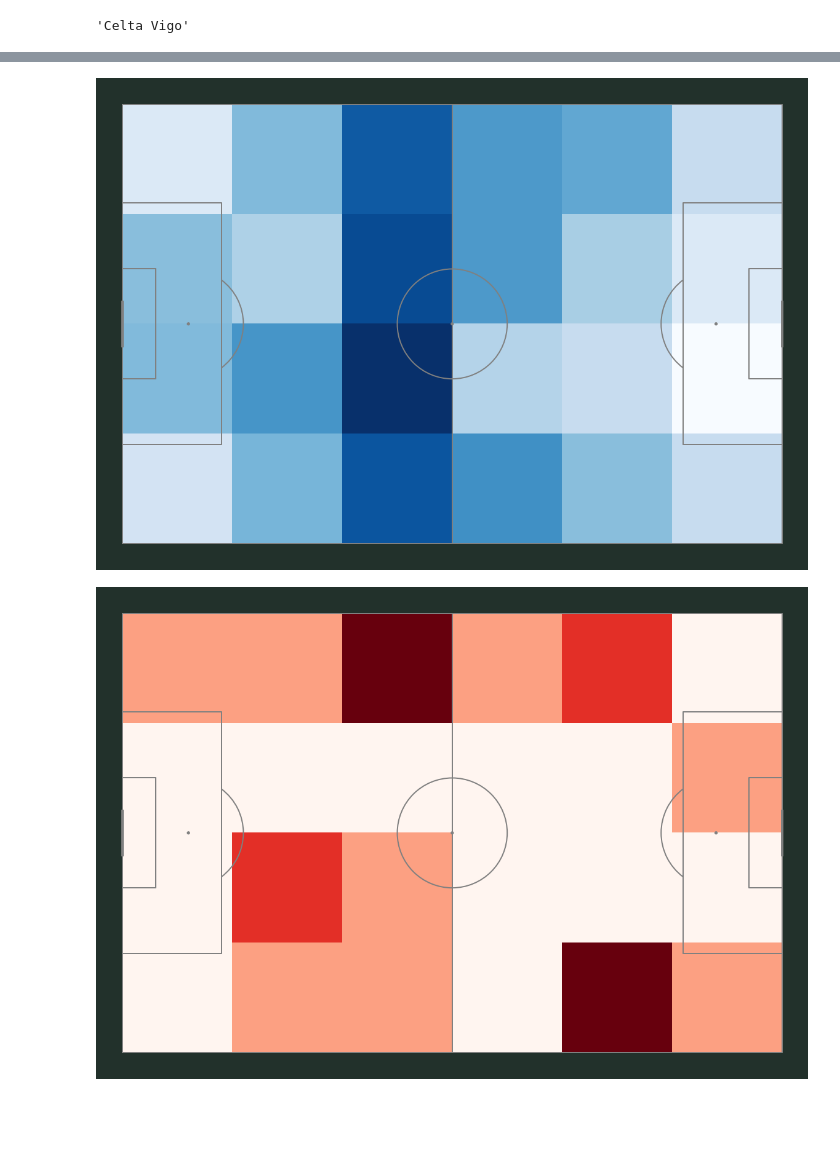
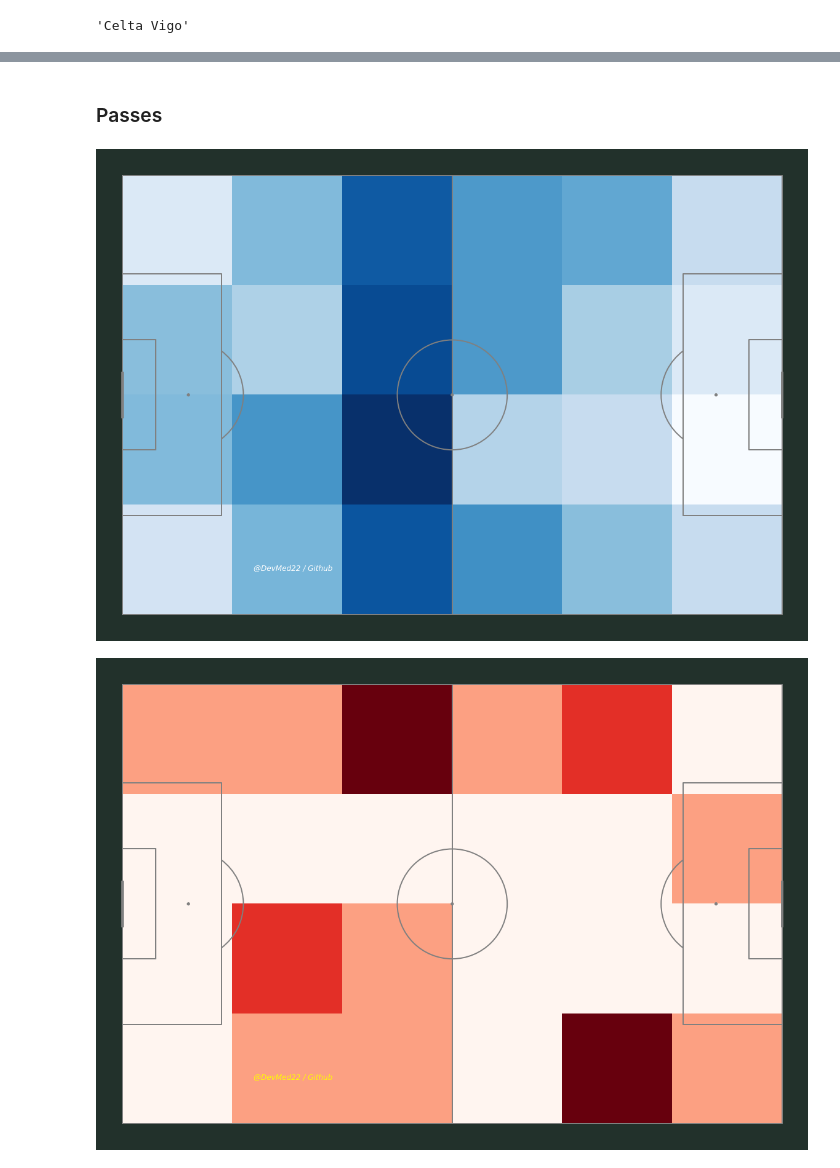
Before and after one commit to DevMed22/slam-dunk-2, a Jupyter notebook: soccer-analysis/statsbomb.ipynb, the cells around one changed output, grey strips where cells are left out. Cells and saved outputs as stored; diff of their text form; code cells hidden in the pictures; blank space fills up the shorter version.

```diff
--- a/soccer-analysis/statsbomb.ipynb
+++ b/soccer-analysis/statsbomb.ipynb
@@ -369,44 +390,50 @@ Text(0.22, 0.14, '@DevMed22 / Github')
 [figure]
+# %% [markdown]
+### Passes
 # %%
-x_h=[]
-y_h=[]
+def home_team_passes(events,home_team):
+    x_h=[]
+    y_h=[]
 
-for i,shot in events['passes'].iterrows():
-  if events['passes']['possession_team'][i]==h:
-    x_h.append(shot['location'][0])
-    y_h.append(shot['location'][1])
+    for i,shot in events['passes'].iterrows():
+      if events['passes']['possession_team'][i]==h:
+        x_h.append(shot['location'][0])
+        y_h.append(shot['location'][1])
 
-pitch = Pitch(pitch_type='statsbomb',  line_zorder=2, line_color='gray', pitch_color='#22312b')
-bins = (6, 4)
+    pitch = Pitch(pitch_type='statsbomb',  line_zorder=2, line_color='gray', pitch_color='#22312b')
+    bins = (6, 4)
 
-fig.text(.22,.14,f'@DevMed22 / Github',fontstyle='italic',fontsize=12,fontfamily='Andale Mono',color='white')
 
-fig, ax = pitch.draw(figsize=(16, 11), constrained_layout=True, tight_layout=False)
-fig.set_facecolor('#22312b')
-# plot the heatmap - darker colors = more passes originating from that square
+    fig, ax = pitch.draw(figsize=(16, 11), constrained_layout=True, tight_layout=False)
+    fig.text(.22,.14,f'@DevMed22 / Github',fontstyle='italic',fontsize=12,fontfamily='Andale Mono',color='white')
+    fig.set_facecolor('#22312b')
+    # plot the heatmap - darker colors = more passes originating from that square
 
-bs_heatmap = pitch.bin_statistic(x_h, y_h, statistic='count', bins=bins)
-hm = pitch.heatmap(bs_heatmap, ax=ax, cmap='Blues')
+    bs_heatmap = pitch.bin_statistic(x_h, y_h, statistic='count', bins=bins)
+    hm = pitch.heatmap(bs_heatmap, ax=ax, cmap='Blues')
+home_team_passes(events,h)
 # %% [output]
-[figure, old version]
+[figure, new version]
 # %%
-x_w=[]
-y_w=[]
-for i,shot in events['dribbles'].iterrows():
-  if events['dribbles']['possession_team'][i]==w:
-    x_w.append(shot['location'][0])
-    y_w.append(shot['location'][1])
+def away_team_passes(events,away_team):
+    x_w=[]
+    y_w=[]
+    for i,shot in events['dribbles'].iterrows():
+      if events['dribbles']['possession_team'][i]==w:
+        x_w.append(shot['location'][0])
+        y_w.append(shot['location'][1])
 
-pitch = Pitch(pitch_type='statsbomb',  line_zorder=2, line_color='gray', pitch_color='#22312b')
-bins = (6, 4)
+    pitch = Pitch(pitch_type='statsbomb',  line_zorder=2, line_color='gray', pitch_color='#22312b')
+    bins = (6, 4)
 
-fig.text(.22,.14,f'@DevMed22 / Github',fontstyle='italic',fontsize=12,fontfamily='Andale Mono',color='yellow')
 
-fig, ax = pitch.draw(figsize=(16, 11), constrained_layout=True, tight_layout=False)
-fig.set_facecolor('#22312b')
-# plot the heatmap - darker colors = more passes originating from that square
+    fig, ax = pitch.draw(figsize=(16, 11), constrained_layout=True, tight_layout=False)
+    fig.text(.22,.14,f'@DevMed22 / Github',fontstyle='italic',fontsize=12,fontfamily='Andale Mono',color='yellow')
+    fig.set_facecolor('#22312b')
+    # plot the heatmap - darker colors = more passes originating from that square
 
-bs_heatmap = pitch.bin_statistic(x_w, y_w, statistic='count', bins=bins)
-hm = pitch.heatmap(bs_heatmap, ax=ax, cmap='Reds')
+    bs_heatmap = pitch.bin_statistic(x_w, y_w, statistic='count', bins=bins)
+    hm = pitch.heatmap(bs_heatmap, ax=ax, cmap='Reds')
+away_team_passes(events,w)
 # %% [output]
-[figure, old version]
+[figure, new version]
```
Also changed, not shown: parts of 12 cells of this notebook.
